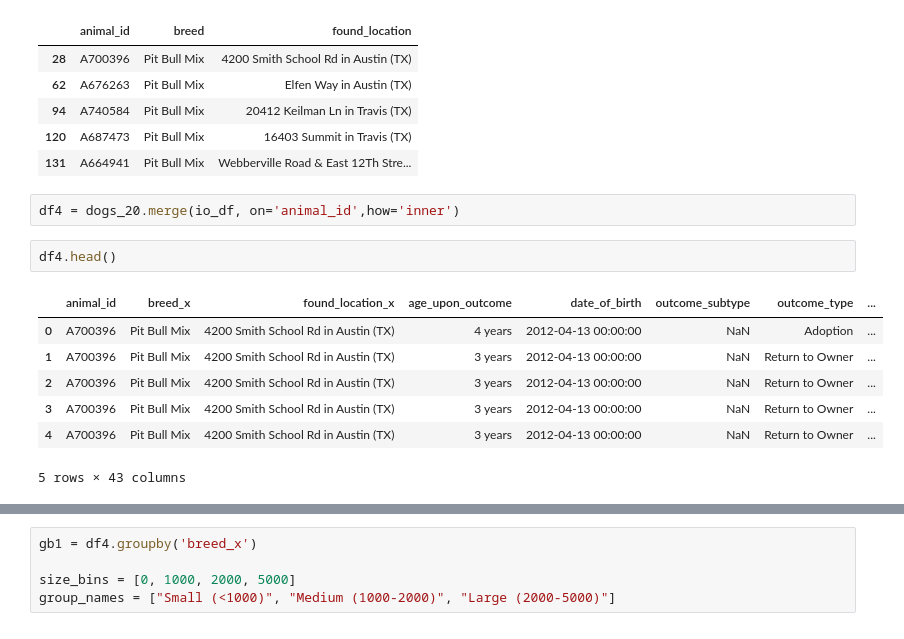
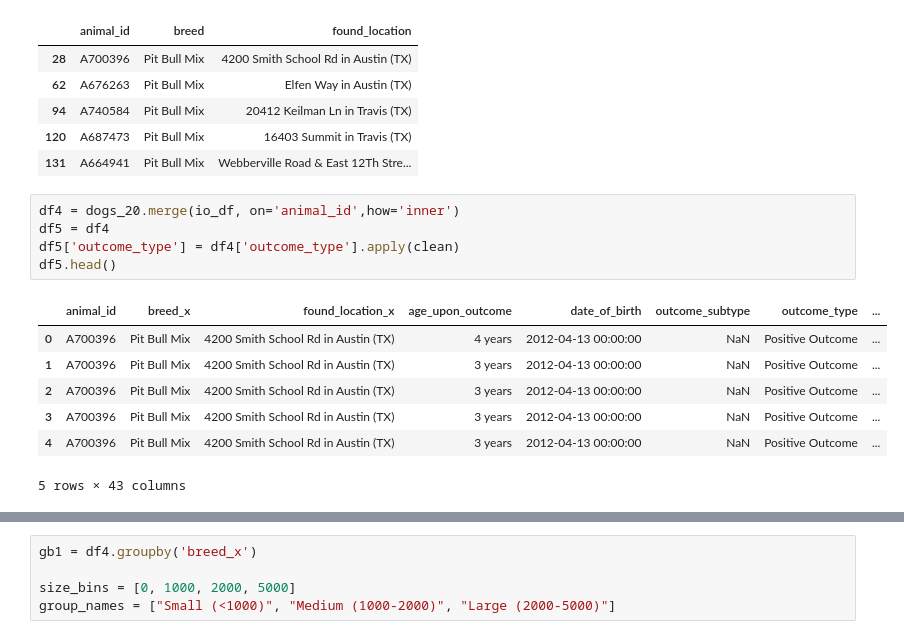
Before and after one commit to buckbrutus2001/group1_austin_animal_shelter, a Jupyter notebook: Project1/Untitled.ipynb, the cells around one changed output, grey strips where cells are left out. Drawn from its saved outputs; the diff is of its cells as text.

Commit message:
finalizing clean up

```diff
--- a/Project1/Untitled.ipynb
+++ b/Project1/Untitled.ipynb
@@ -209,13 +210,14 @@ dogs_20.head()
 | 131 | A664941 | Pit Bull Mix | Webberville Road & East 12Th Stre... |
 # %%
 df4 = dogs_20.merge(io_df, on='animal_id',how='inner')
+df5 = df4
+df5['outcome_type'] = df4['outcome_type'].apply(clean)
+df5.head()
+# %% [output]
+|  | animal_id | breed_x | found_location_x | age_upon_outcome | date_of_birth | outcome_subtype | outcome_type | ... |
+| 0 | A700396 | Pit Bull Mix | 4200 Smith School Rd in Austin (TX) | 4 years | 2012-04-13 00:00:00 | NaN | Positive Outcome | ... |
+| 1 | A700396 | Pit Bull Mix | 4200 Smith School Rd in Austin (TX) | 3 years | 2012-04-13 00:00:00 | NaN | Positive Outcome | ... |
+| 2 | A700396 | Pit Bull Mix | 4200 Smith School Rd in Austin (TX) | 3 years | 2012-04-13 00:00:00 | NaN | Positive Outcome | ... |
+| 3 | A700396 | Pit Bull Mix | 4200 Smith School Rd in Austin (TX) | 3 years | 2012-04-13 00:00:00 | NaN | Positive Outcome | ... |
+| 4 | A700396 | Pit Bull Mix | 4200 Smith School Rd in Austin (TX) | 3 years | 2012-04-13 00:00:00 | NaN | Positive Outcome | ... |
+5 rows × 43 columns
-# %%
-df4.head()
-# %% [output]
-|  | animal_id | breed_x | found_location_x | age_upon_outcome | date_of_birth | outcome_subtype | outcome_type | ... |
-| 0 | A700396 | Pit Bull Mix | 4200 Smith School Rd in Austin (TX) | 4 years | 2012-04-13 00:00:00 | NaN | Adoption | ... |
-| 1 | A700396 | Pit Bull Mix | 4200 Smith School Rd in Austin (TX) | 3 years | 2012-04-13 00:00:00 | NaN | Return to Owner | ... |
-| 2 | A700396 | Pit Bull Mix | 4200 Smith School Rd in Austin (TX) | 3 years | 2012-04-13 00:00:00 | NaN | Return to Owner | ... |
-| 3 | A700396 | Pit Bull Mix | 4200 Smith School Rd in Austin (TX) | 3 years | 2012-04-13 00:00:00 | NaN | Return to Owner | ... |
-| 4 | A700396 | Pit Bull Mix | 4200 Smith School Rd in Austin (TX) | 3 years | 2012-04-13 00:00:00 | NaN | Return to Owner | ... |
-5 rows × 43 columns
```
Also changed, not shown: parts of 8 cells of this notebook, 3 other files.
